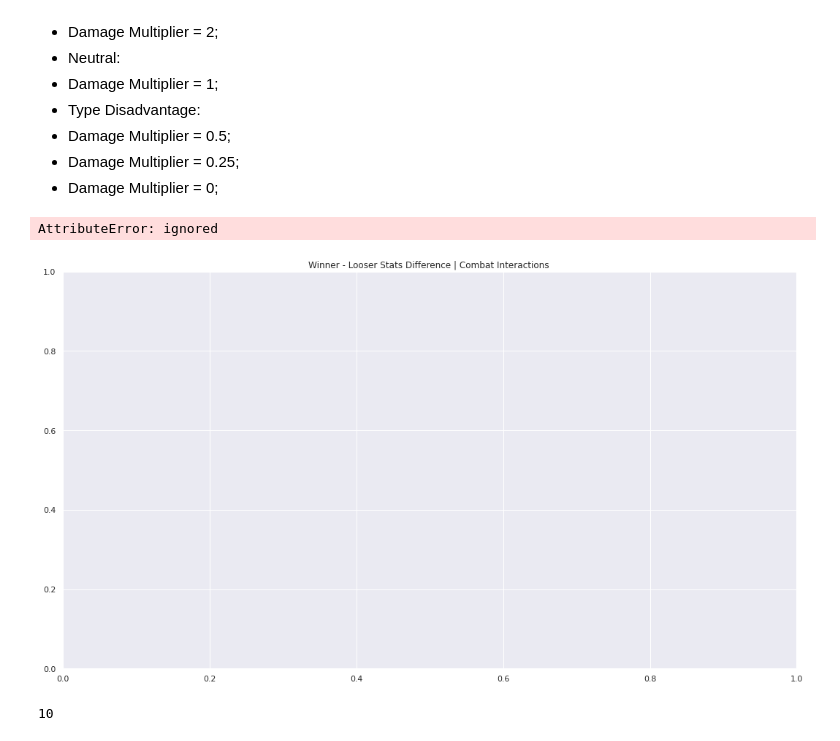
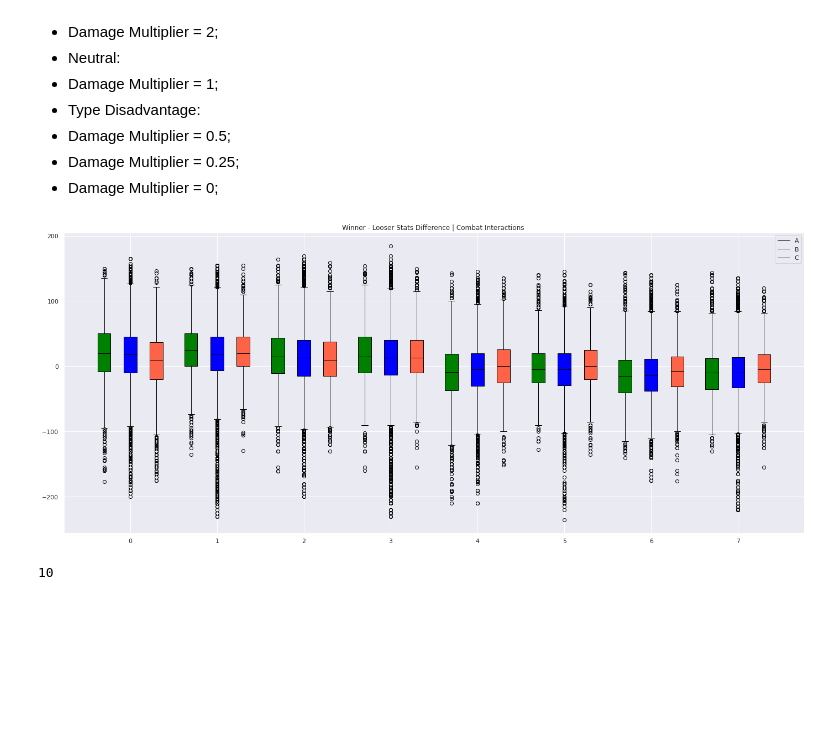
Before and after one commit to rpdieego/IndigoTortoise-pkmn-notebooks, a Jupyter notebook: IndigoTortoise_pkmn.ipynb, the cells around one changed output. Saved outputs shown, nothing was run; the diff lists cells and outputs as text; code cells hidden in the pictures; blank space fills up the shorter version.

```diff
--- a/IndigoTortoise_pkmn.ipynb
+++ b/IndigoTortoise_pkmn.ipynb
@@ -1750,49 +1733,52 @@ def create_combat_diff_stats_df(atk_df, atk_hp, spatk_spdf, spatk_hp, df_atk, hp
 # %%
 # Winner Type Adv - Stats Difference
 
-# Absolute type advantage
+# type advantage
 abs_adv_stats = []
 for i in range(8):
   dist = winner_combat_stat_diff_distribution(i+1,type_adv_df)
   abs_adv_stats.append(list(dist))
 abs_type_adv_stats = create_combat_diff_stats_df(list(abs_adv_stats[0]),abs_adv_stats[1],abs_adv_stats[2],abs_adv_stats[3],abs_adv_stats[4],abs_adv_stats[5],abs_adv_stats[6],abs_adv_stats[7])
 
-# Offensive type advantage
+# Neutral type advantage
 abs_adv_stats = []
 for i in range(8):
-  dist = winner_combat_stat_diff_distribution(i+1,off_type_adv_df)
+  dist = winner_combat_stat_diff_distribution(i+1,type_neutral_df)
   abs_adv_stats.append(list(dist))
-off_type_adv_stats = create_combat_diff_stats_df(list(abs_adv_stats[0]),abs_adv_stats[1],abs_adv_stats[2],abs_adv_stats[3],abs_adv_stats[4],abs_adv_stats[5],abs_adv_stats[6],abs_adv_stats[7])
+neutral_type_adv_stats = create_combat_diff_stats_df(list(abs_adv_stats[0]),abs_adv_stats[1],abs_adv_stats[2],abs_adv_stats[3],abs_adv_stats[4],abs_adv_stats[5],abs_adv_stats[6],abs_adv_stats[7])
 
-# Defensive type advantage
+# type disadvantage
 abs_adv_stats = []
 for i in range(8):
-  dist = winner_combat_stat_diff_distribution(i+1,def_type_adv_df)
+  dist = winner_combat_stat_diff_distribution(i+1,type_disadv_df)
   abs_adv_stats.append(list(dist))
-def_type_adv_stats = create_combat_diff_stats_df(list(abs_adv_stats[0]),abs_adv_stats[1],abs_adv_stats[2],abs_adv_stats[3],abs_adv_stats[4],abs_adv_stats[5],abs_adv_stats[6],abs_adv_stats[7])
+disad_type_adv_stats = create_combat_diff_stats_df(list(abs_adv_stats[0]),abs_adv_stats[1],abs_adv_stats[2],abs_adv_stats[3],abs_adv_stats[4],abs_adv_stats[5],abs_adv_stats[6],abs_adv_stats[7])
 # %%
 # Boxplot Stats Difference
-plt.figure(figsize =(18,10));
-plt.title('Winner - Looser Stats Difference | Combat Interactions ');
+#plt.figure(figsize =(18,10));
 
-A = list(zip(abs_type_adv_stats['Value'],abs_type_adv_stats['Base Stat']))
-print(A.shape[1])
+
+A = abs_type_adv_stats.values
+B = neutral_type_adv_stats.values
+C = disad_type_adv_stats.values
 
 def draw_plot(data, offset,edge_color, fill_color):
     pos = np.arange(data.shape[1])+offset
-    bp = ax.boxplot(data, positions= pos, widths=0.3, patch_artist=True, manage_xticks=False)
+    bp = ax.boxplot(data, positions= pos, widths=0.15, patch_artist=True, manage_xticks=False)
     for element in ['boxes', 'whiskers', 'fliers', 'medians', 'caps']:
         plt.setp(bp[element], color=edge_color)
     for patch in bp['boxes']:
         patch.set(facecolor=fill_color)
 
-fig, ax = plt.subplots()
-draw_plot(A, -0.5, "tomato", "white")
-draw_plot(A, 0, "tomato", "white")
-draw_plot(A, +0.5,"green", "white")
+fig, ax = plt.subplots(figsize =(24,10));
+plt.title('Winner - Looser Stats Difference | Combat Interactions ');
+draw_plot(A, -0.3, "black", "green")
+draw_plot(B, 0, "black", "blue")
+draw_plot(C, +0.3,"black", "tomato")
+plt.legend(['A','B','C'])
+plt.show()
 # %% [output]
-AttributeError: ignored
-[figure, old version]
+[figure, new version]
 # %%
 A = np.random.rand(100,10)
 A.shape[1]
```
Also changed, not shown: parts of 2 cells of this notebook.
